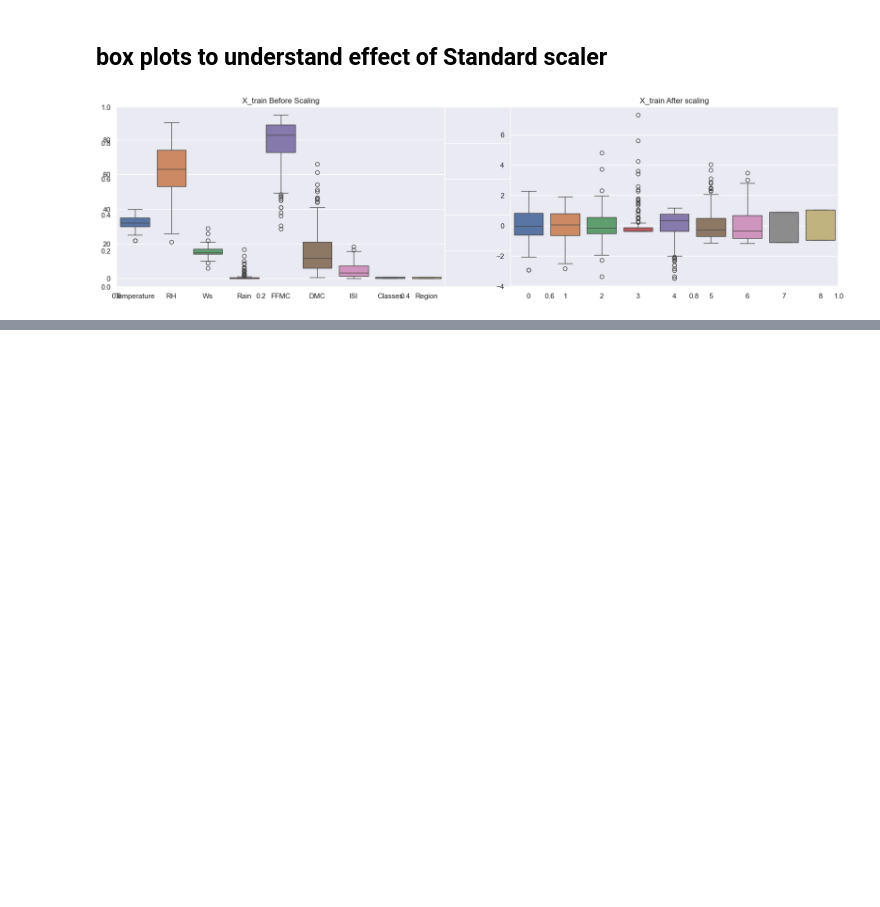
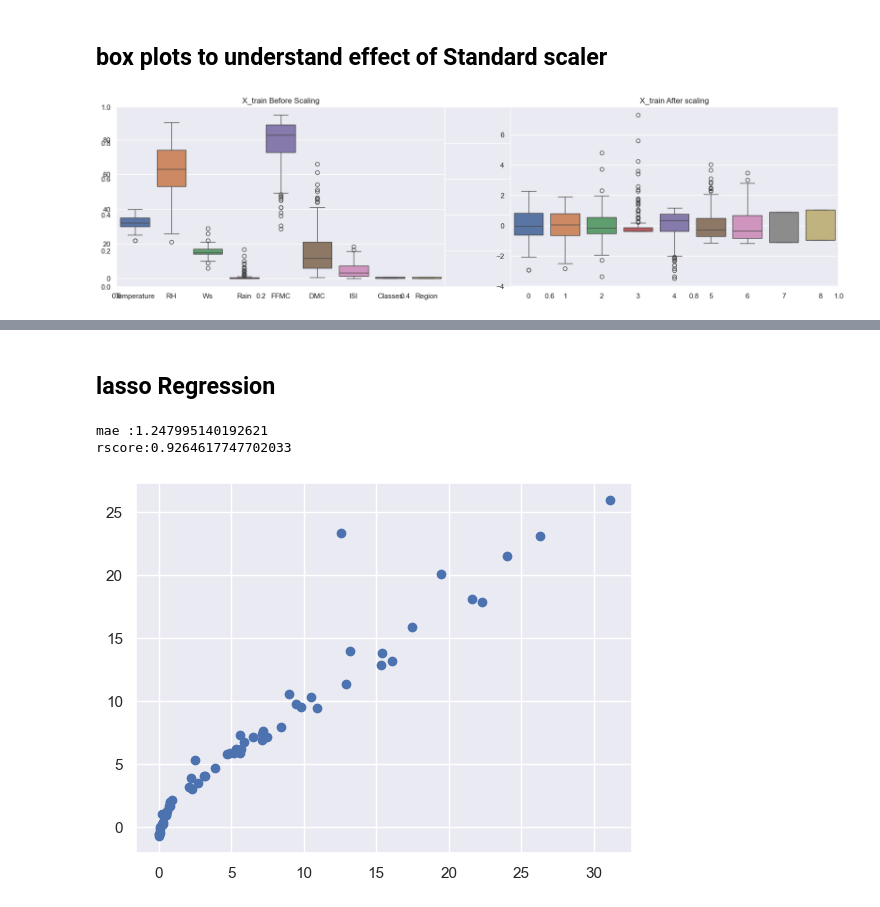
Before and after one commit to sanjip1203/Algerian-Forest-Fires-Dataset-anlysis-and-prediction, a Jupyter notebook: Model_Training.ipynb, the cells around one changed output, grey strips where cells are left out. Cells and saved outputs as stored; diff of their text form; code cells hidden in the pictures; blank space fills up the shorter version.

```diff
--- a/Model_Training.ipynb
+++ b/Model_Training.ipynb
@@ -183,0 +208,17 @@ plt.show()
+# %% [markdown]
+## lasso Regression
+# %%
+from sklearn.linear_model import Lasso
+from sklearn.metrics import r2_score,mean_absolute_error
+las = Lasso()
+las.fit(X_train_scaled,y_train)
+y_pred = las.predict(X_test_scaled)
+mae = mean_absolute_error(y_test,y_pred)
+rsore = r2_score(y_test,y_pred)
+print(f"mae :{mae} \nrscore:{rsore}")
+plt.scatter(y_test,y_pred)
+plt.show()
+# %% [output]
+mae :1.247995140192621
+rscore:0.9264617747702033
+[figure, added]
```
Also changed, not shown: parts of 10 cells of this notebook.
